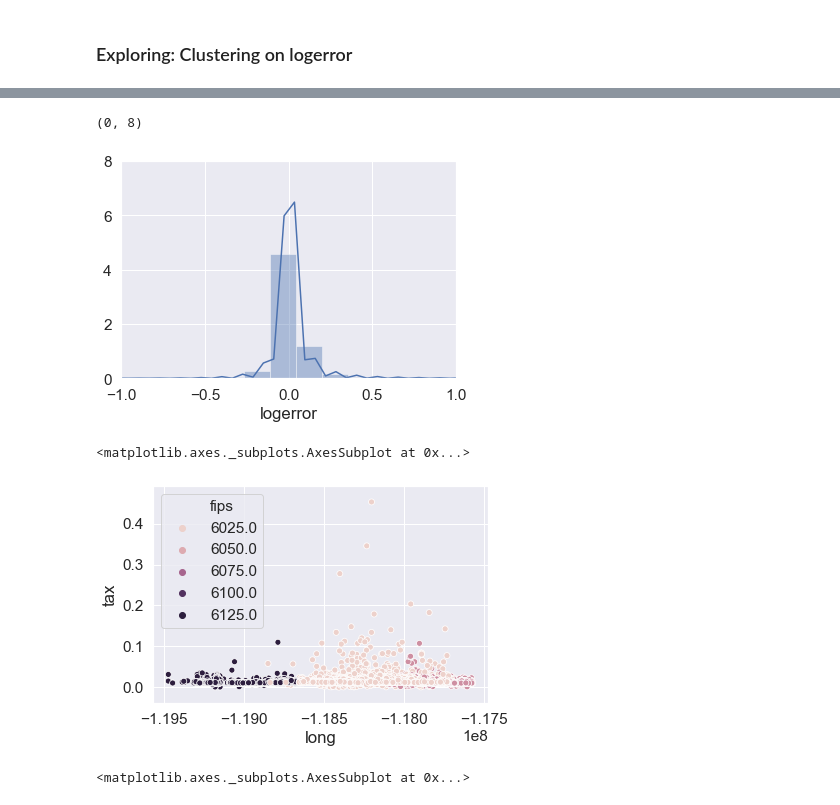
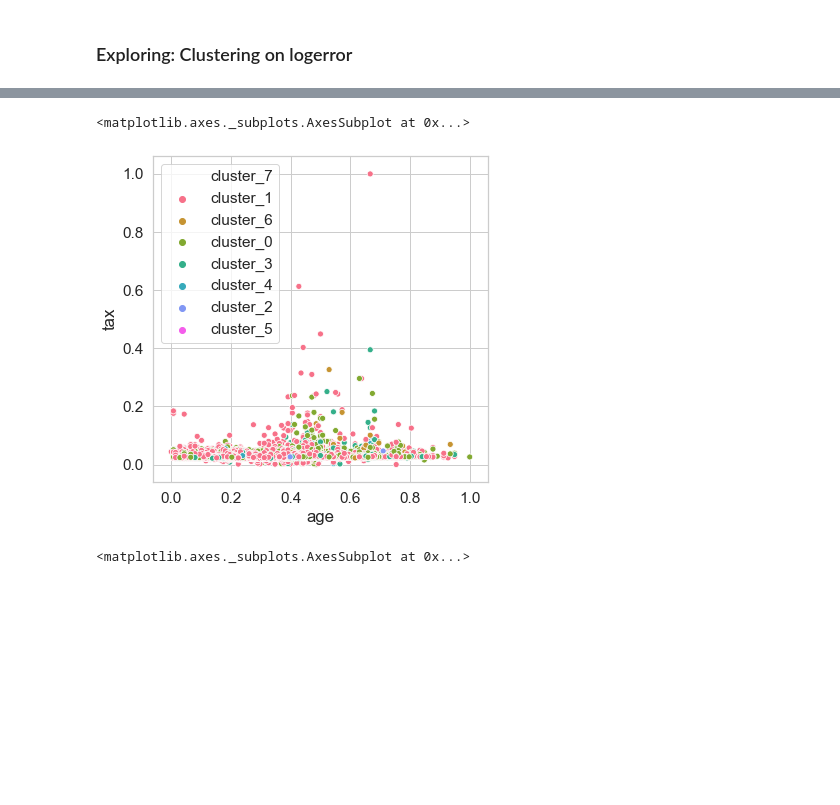
Before and after one commit to callapena/zillow_cluster, a Jupyter notebook: project_notebook.ipynb, the cells around one changed output, grey strips where cells are left out. Drawn from its saved outputs; the diff is of its cells as text; code cells hidden in the pictures; blank space fills up the shorter version.

```diff
--- a/project_notebook.ipynb
+++ b/project_notebook.ipynb
@@ -254,15 +306,9 @@ pd.DataFrame(kmeans.cluster_centers_, columns=zillow[['logerror']].columns)\
-# %%
-sns.distplot(zillow.logerror)
-plt.axlim(-1,1)
-plt.ylim(0,8)
-# %% [output]
-(0, 8)
-[figure, removed]
 # %%
-sns.scatterplot(x = 'long', y = 'tax', data=zillow, hue='fips')
+plt.figure(figsize = (6,6))
+sns.scatterplot(x = 'age', y = 'tax', data=train_scaled, hue='cluster_7')
 # %% [output]
 <matplotlib.axes._subplots.AxesSubplot at 0x...>
-[figure, old version]
+[figure, new version]
 # %%
 plt.figure(figsize = (12,12))
 sns.scatterplot(x='long', y='lat', data=zillow, hue='cluster_7')
```
Also changed, not shown: parts of 24 cells of this notebook.
